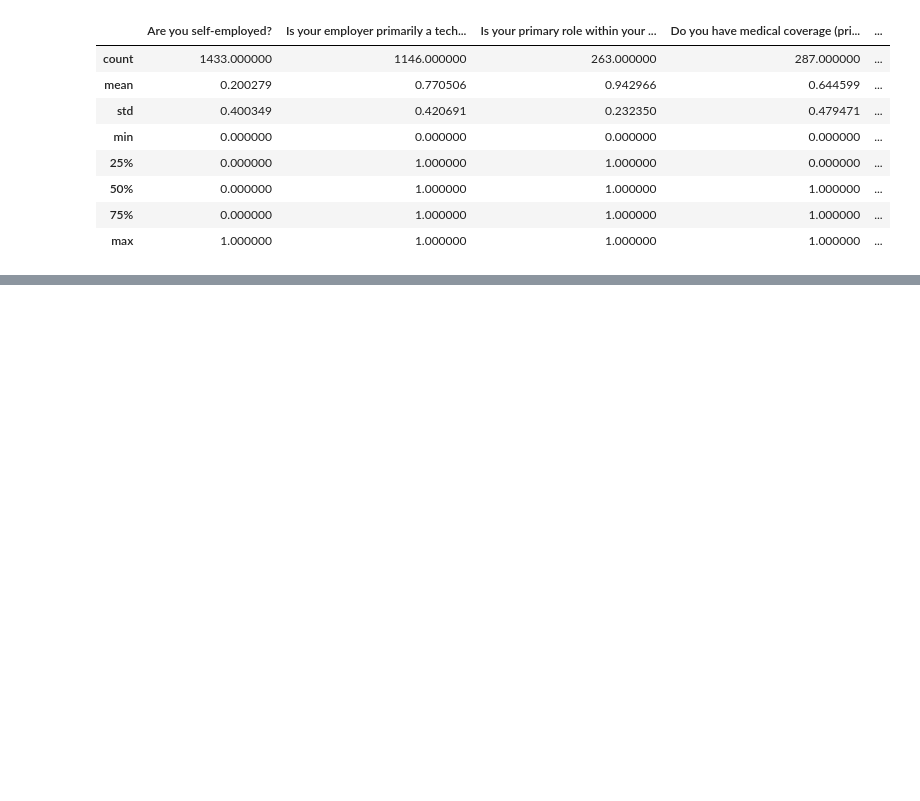
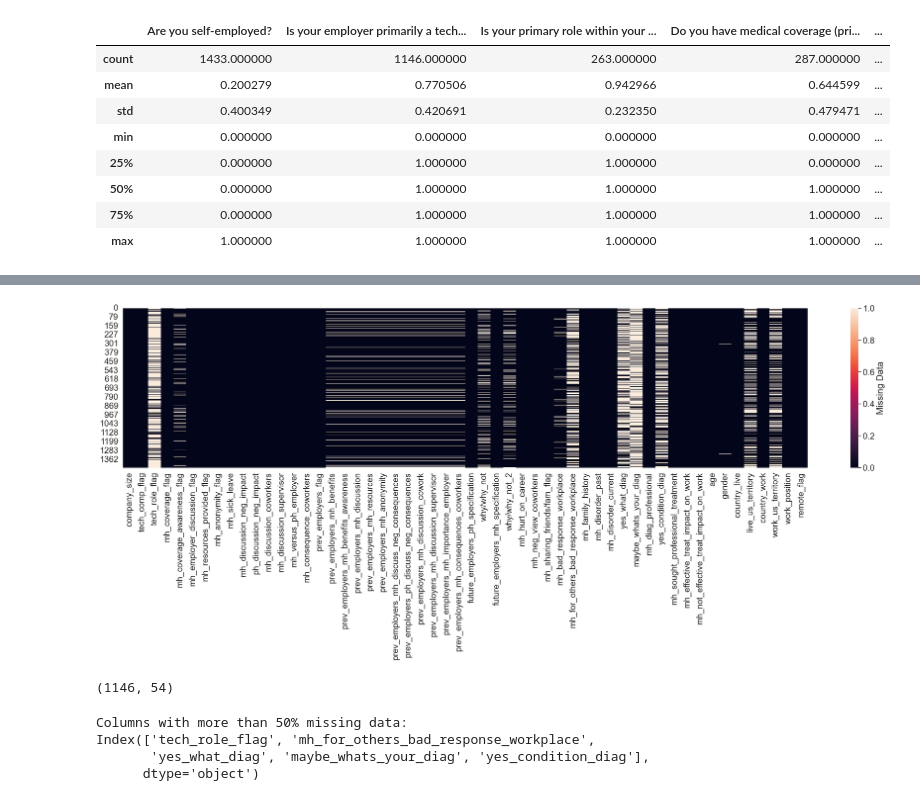
Before and after one commit to Oumaymabamoh/ML_Mental_Health_Cluster_Insights, a Jupyter notebook: data_eda.ipynb, the cells around one changed output, grey strips where cells are left out. Cells and saved outputs as stored; diff of their text form; code cells hidden in the pictures; blank space fills up the shorter version.

```diff
--- a/data_eda.ipynb
+++ b/data_eda.ipynb
@@ -218,0 +256,44 @@ dtype: int64
+# %%
+# Drop all rows having self-employed survey takers
+df.drop(df[df.self_employed == 1].index, inplace=True)
+
+# Drop the column `self_employed`
+df.drop('self_employed',axis=1,inplace=True)
+
+# Drop all columns referencing answer by only self-employed survey takers
+df.drop(df.loc[:,'mh_coverage_flag_2':'mh_productivity_impact_percentage'],axis=1,inplace=True)
+
+
+# Create the heatmap for missing data visualization
+sns.set(font_scale=1.6)
+plt.figure(figsize=(32, 6))
+sns.heatmap(df.isna(),
+            cmap='rocket',
+            cbar_kws={'label': 'Missing Data'})
+plt.show()
+# %% [output]
+[figure, added]
+# %%
+df.shape
+# %% [output]
+(1146, 54)
+# %%
+# Check for missing values in each column
+missing_data = df.isna().sum()
+
+# Calculate the percentage of missing values for each column
+missing_percentage = (missing_data / len(df)) * 100
+
+# Filter columns where more than 50% of the data is missing
+columns_with_missing_50 = missing_percentage[missing_percentage > 50].index
+
+# Display columns with more than 50% missing data
+print("Columns with more than 50% missing data:")
+print(columns_with_missing_50)
+# Filter the DataFrame to only show these columns
+df_with_missing_50 = df[columns_with_missing_50]
+# %% [output]
+Columns with more than 50% missing data:
+Index(['tech_role_flag', 'mh_for_others_bad_response_workplace',
+       'yes_what_diag', 'maybe_whats_your_diag', 'yes_condition_diag'],
+      dtype='object')
```
Also changed, not shown: parts of 43 cells of this notebook.
